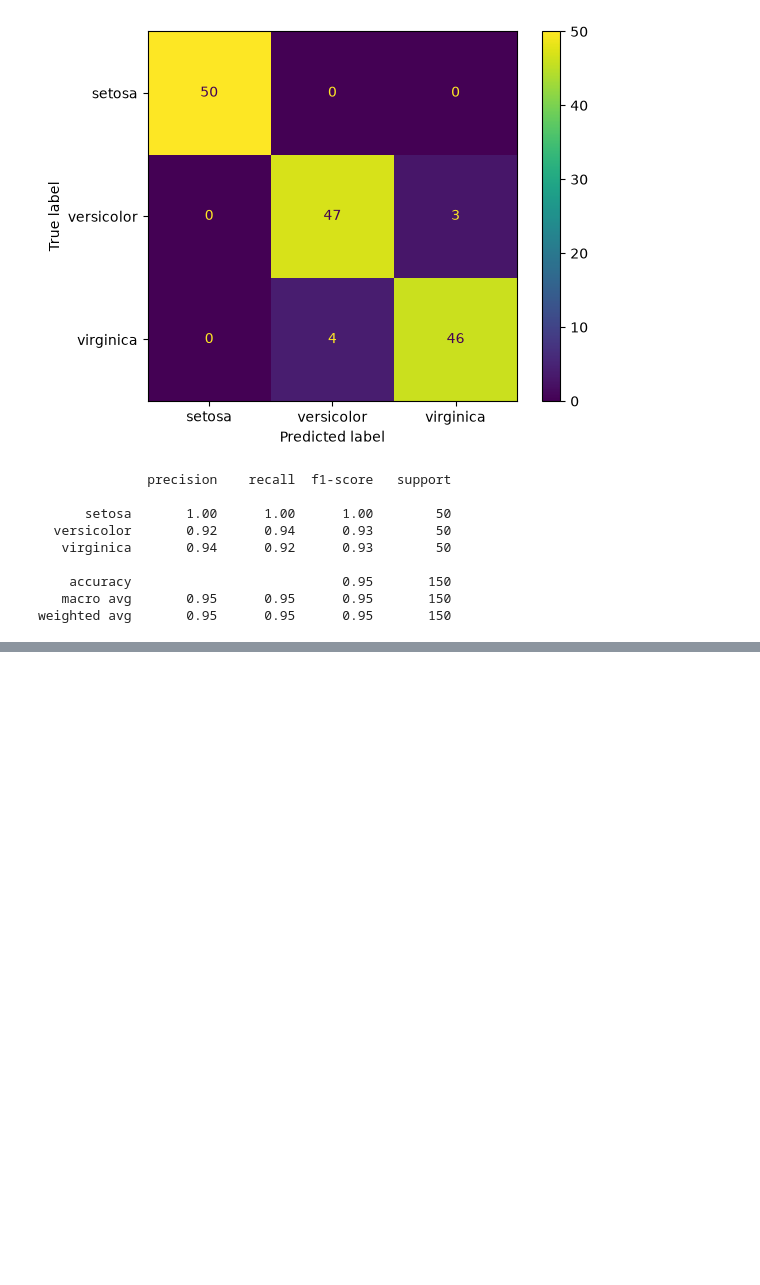
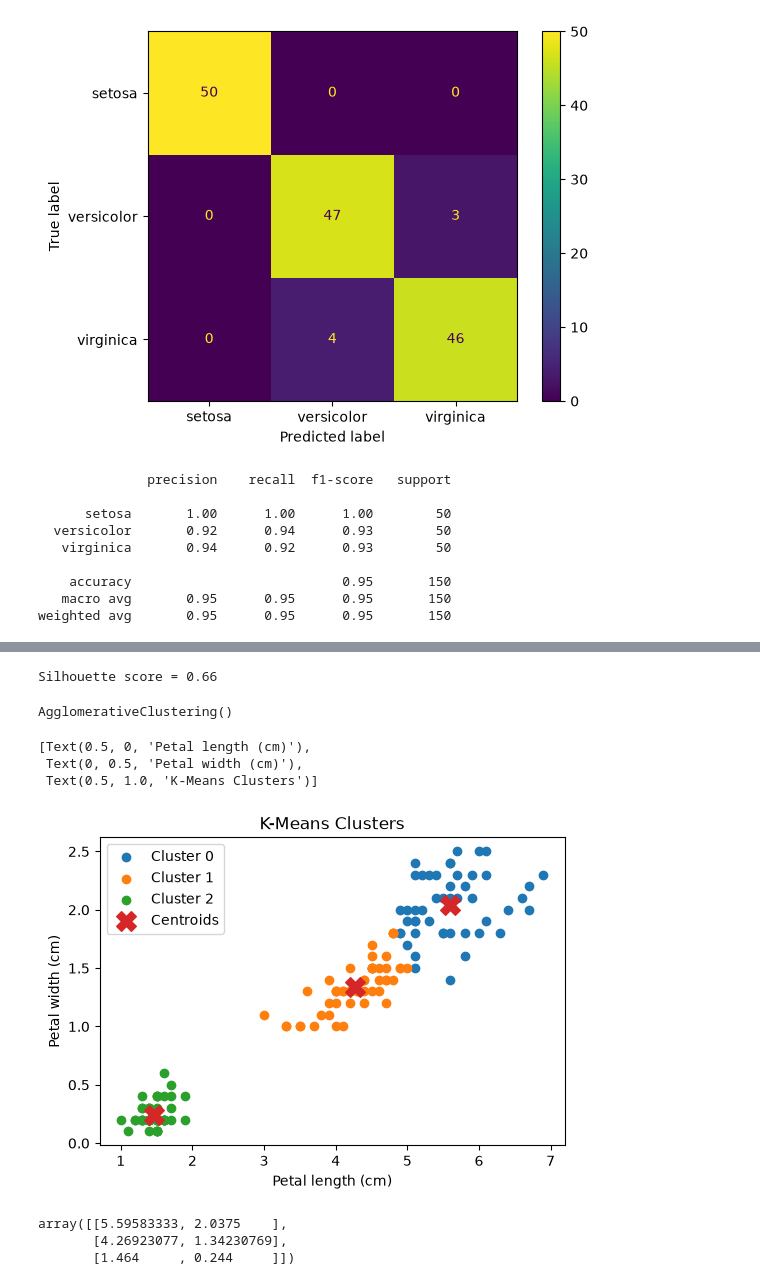
Before and after one commit to leevilaune/metropolia-machine-learning, a Jupyter notebook: test2.ipynb, the cells around one changed output, grey strips where cells are left out. Drawn from its saved outputs; the diff is of its cells as text; code cells hidden in the pictures; blank space fills up the shorter version.

Commit message:
add clustering assignment

```diff
--- a/test2.ipynb
+++ b/test2.ipynb
@@ -143,3 +160,10 @@ print(classification_report(y, y_pred))
     accuracy                           0.95       150
    macro avg       0.95      0.95      0.95       150
 weighted avg       0.95      0.95      0.95       150
+# %%
+X = iris.drop(columns=['species'])
+
+kmeans = KMeans(init='random', n_clusters=3, random_state=42)
+clusters = kmeans.fit_predict(X)
+labels = kmeans.labels_
+labels
@@ -145,0 +178,35 @@ weighted avg       0.95      0.95      0.95       150
+# %%
+labels = kmeans.labels_
+print('Silhouette score = %.2f' % silhouette_score(X, labels))
+# %% [output]
+Silhouette score = 0.66
+# %%
+agg = AgglomerativeClustering().fit(X)
+agg
+# %% [output]
+AgglomerativeClustering()
+# %%
+X['cluster'] = clusters
+# %%
+fig, ax = plt.subplots(figsize=(6, 4))
+
+for clusters, group in X.groupby('cluster'):
+    ax.scatter(group['petal_length'],group['petal_width'],label=f'Cluster {clusters}')
+
+centers = kmeans.cluster_centers_
+
+ax.scatter(centers[:, 0],centers[:, 1],marker='X',s=200,label='Centroids')
+
+ax.legend()
+ax.set(xlabel='Petal length (cm)',ylabel='Petal width (cm)',title='K-Means Clusters')
+# %% [output]
+[Text(0.5, 0, 'Petal length (cm)'),
+ Text(0, 0.5, 'Petal width (cm)'),
+ Text(0.5, 1.0, 'K-Means Clusters')]
+[figure, added]
+# %%
+kmeans.cluster_centers_
+# %% [output]
+array([[5.59583333, 2.0375    ],
+       [4.26923077, 1.34230769],
+       [1.464     , 0.244     ]])
```
Also changed, not shown: parts of 5 cells of this notebook, 2 other files.
